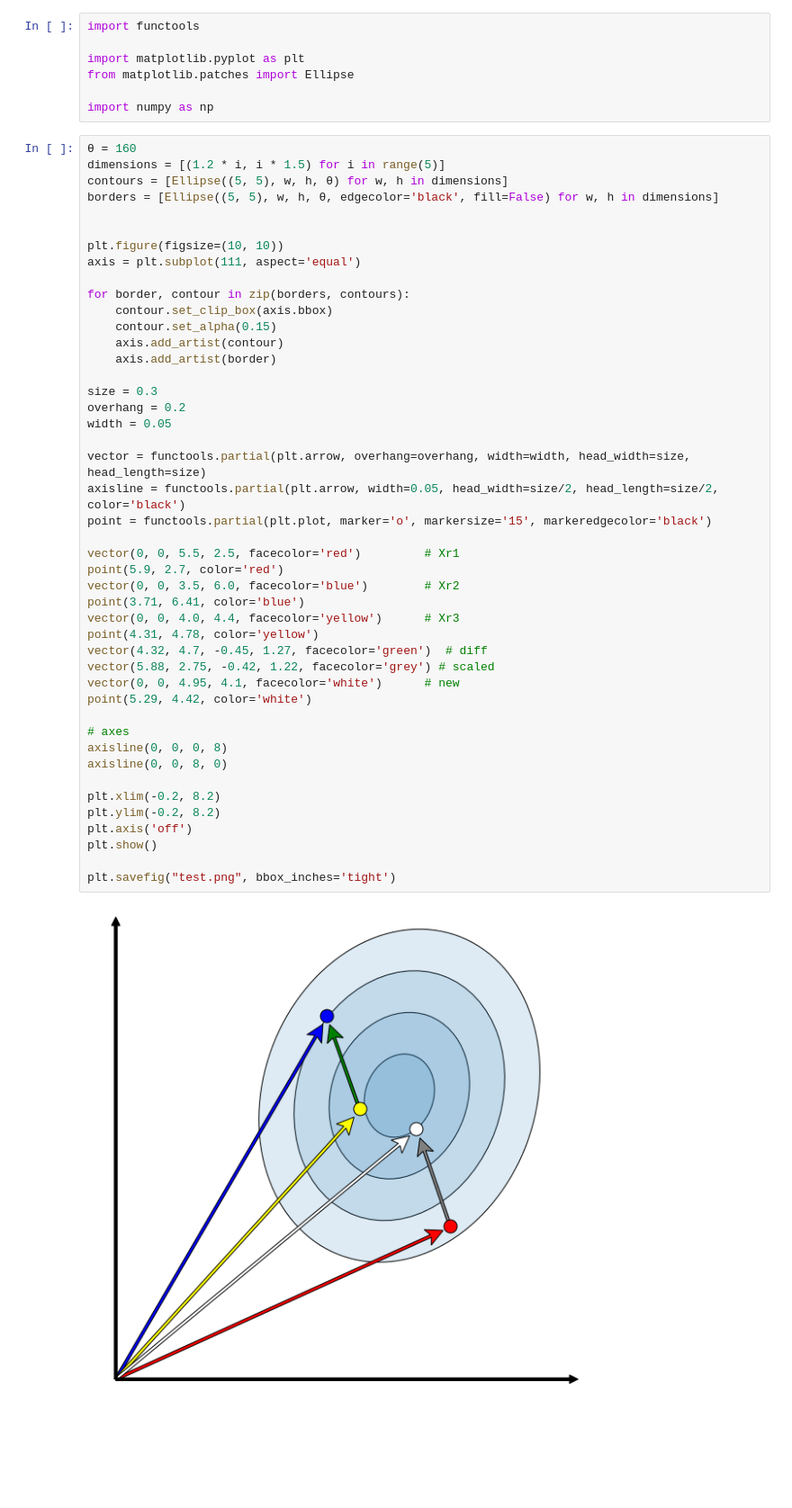
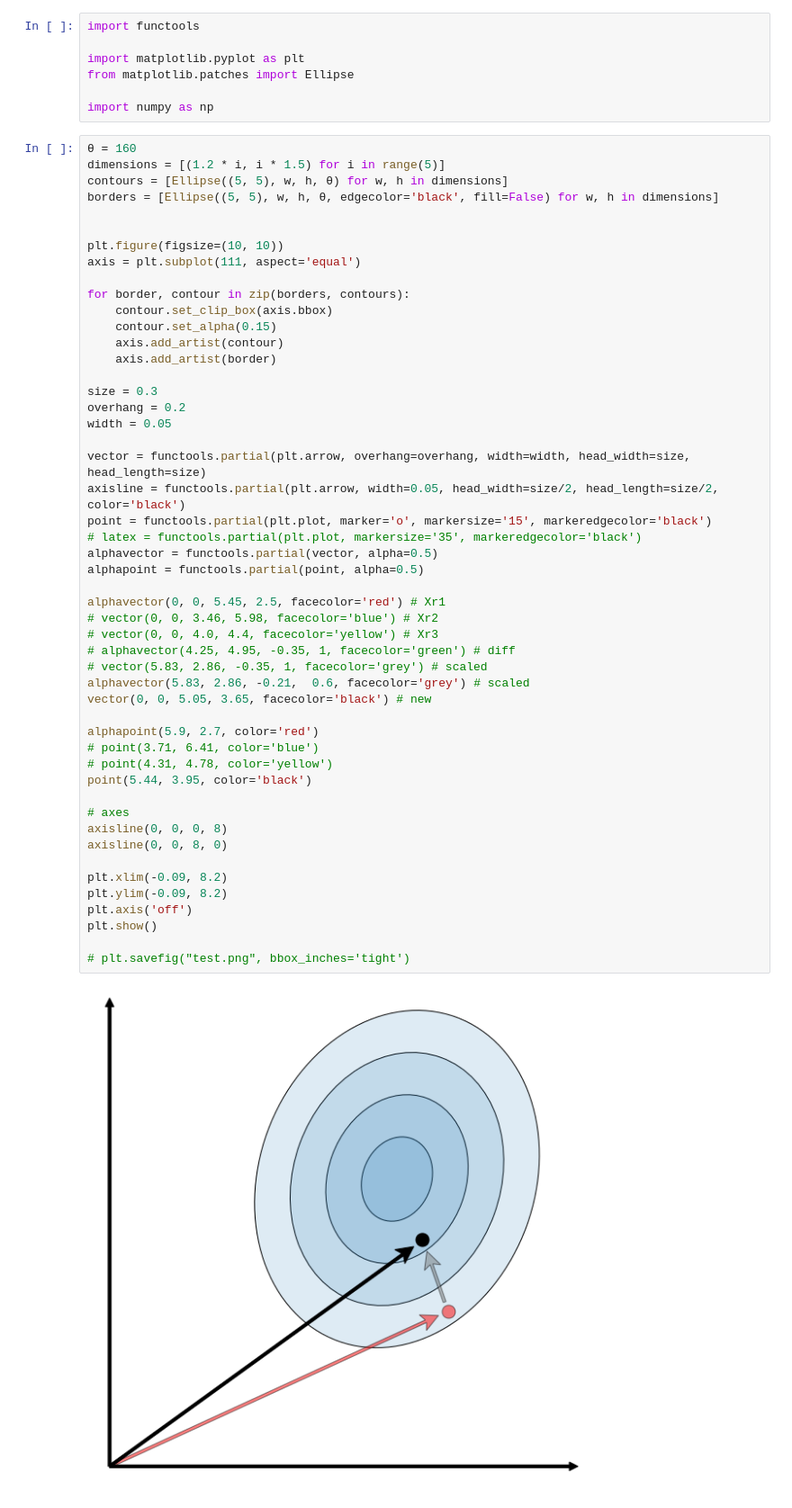
Before and after one commit to MattEding/EvolveSumm, a Jupyter notebook: algorithm_visuals.ipynb, the cells around one changed output. Shown at 90% size. Saved outputs shown, nothing was run; the diff lists cells and outputs as text; blank space fills up the shorter version.

```diff
--- a/algorithm_visuals.ipynb
+++ b/algorithm_visuals.ipynb
@@ -11,44 +11,49 @@ dimensions = [(1.2 * i, i * 1.5) for i in range(5)]
 contours = [Ellipse((5, 5), w, h, θ) for w, h in dimensions]
 borders = [Ellipse((5, 5), w, h, θ, edgecolor='black', fill=False) for w, h in dimensions]
 
 
 plt.figure(figsize=(10, 10))
 axis = plt.subplot(111, aspect='equal')
 
 for border, contour in zip(borders, contours):
     contour.set_clip_box(axis.bbox)
     contour.set_alpha(0.15)
     axis.add_artist(contour)
     axis.add_artist(border)
 
 size = 0.3
 overhang = 0.2
 width = 0.05
 
 vector = functools.partial(plt.arrow, overhang=overhang, width=width, head_width=size, head_length=size)
 axisline = functools.partial(plt.arrow, width=0.05, head_width=size/2, head_length=size/2, color='black')
 point = functools.partial(plt.plot, marker='o', markersize='15', markeredgecolor='black')
+# latex = functools.partial(plt.plot, markersize='35', markeredgecolor='black')
+alphavector = functools.partial(vector, alpha=0.5)
+alphapoint = functools.partial(point, alpha=0.5)
 
-vector(0, 0, 5.5, 2.5, facecolor='red')         # Xr1
-point(5.9, 2.7, color='red')
-vector(0, 0, 3.5, 6.0, facecolor='blue')        # Xr2
-point(3.71, 6.41, color='blue')
-vector(0, 0, 4.0, 4.4, facecolor='yellow')      # Xr3
-point(4.31, 4.78, color='yellow')
-vector(4.32, 4.7, -0.45, 1.27, facecolor='green')  # diff
-vector(5.88, 2.75, -0.42, 1.22, facecolor='grey') # scaled
-vector(0, 0, 4.95, 4.1, facecolor='white')      # new
-point(5.29, 4.42, color='white')
+alphavector(0, 0, 5.45, 2.5, facecolor='red') # Xr1
+# vector(0, 0, 3.46, 5.98, facecolor='blue') # Xr2
+# vector(0, 0, 4.0, 4.4, facecolor='yellow') # Xr3
+# alphavector(4.25, 4.95, -0.35, 1, facecolor='green') # diff
+# vector(5.83, 2.86, -0.35, 1, facecolor='grey') # scaled
+alphavector(5.83, 2.86, -0.21,  0.6, facecolor='grey') # scaled
+vector(0, 0, 5.05, 3.65, facecolor='black') # new
+
+alphapoint(5.9, 2.7, color='red')
+# point(3.71, 6.41, color='blue')
+# point(4.31, 4.78, color='yellow')
+point(5.44, 3.95, color='black')
 
 # axes
 axisline(0, 0, 0, 8)
 axisline(0, 0, 8, 0)
 
-plt.xlim(-0.2, 8.2)
-plt.ylim(-0.2, 8.2)
+plt.xlim(-0.09, 8.2)
+plt.ylim(-0.09, 8.2)
 plt.axis('off')
 plt.show()
 
-plt.savefig("test.png", bbox_inches='tight')
+# plt.savefig("test.png", bbox_inches='tight')
 # %% [output]
-[figure, old version]
+[figure, new version]
```
Also changed, not shown: parts of 8 cells of this notebook, 3 other files.
